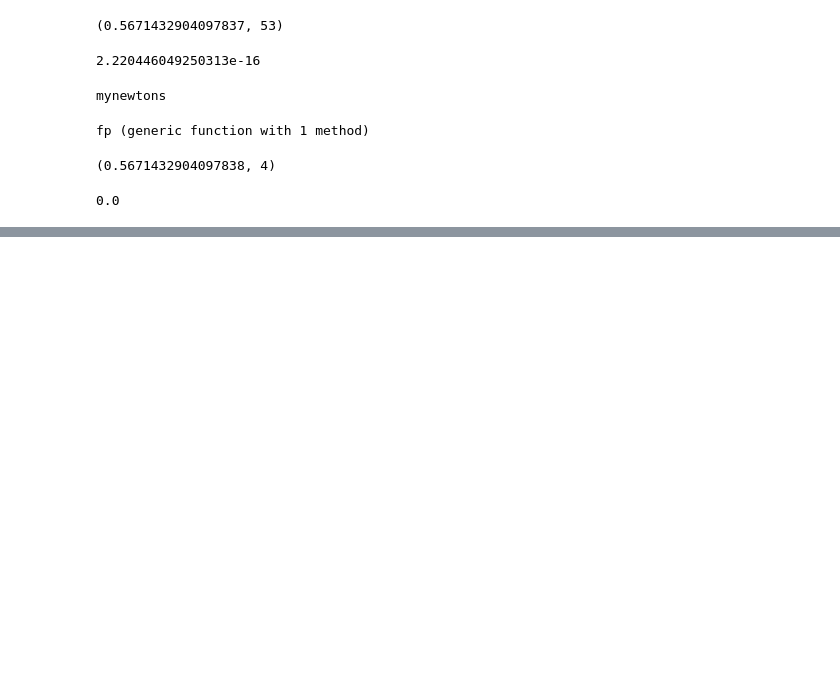
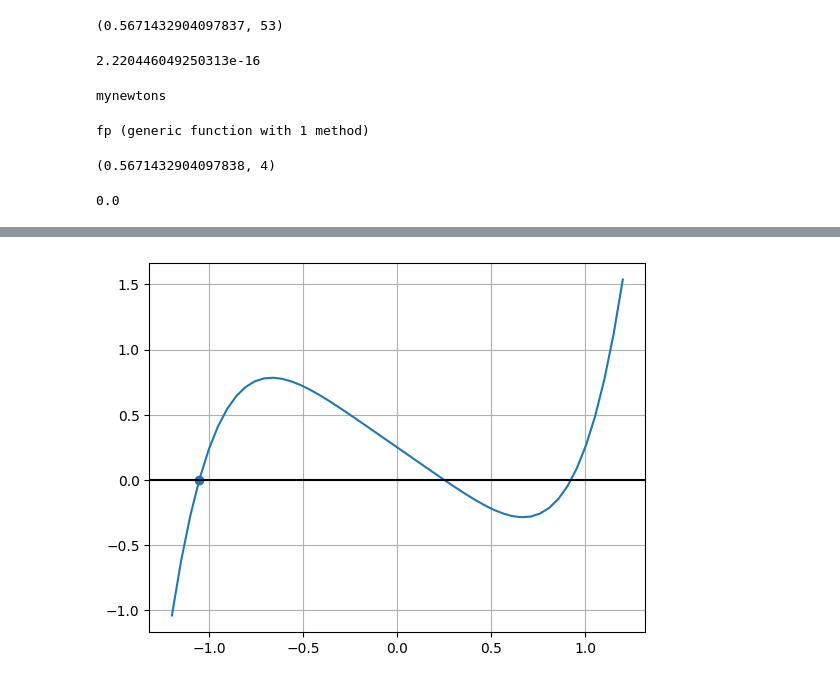
Before and after one commit to PHYS-2200-Computational-Physics-Course/phys2200-lectures-mis16121, a Jupyter notebook: lecture_23/Untitled.ipynb, the cells around one changed output, grey strips where cells are left out. Drawn from its saved outputs; the diff is of its cells as text; code cells hidden in the pictures; blank space fills up the shorter version.

```diff
--- a/lecture_23/Untitled.ipynb
+++ b/lecture_23/Untitled.ipynb
@@ -115,0 +205,3 @@ f(zn)
+# %%
+
+w = find_zero(f2, (-1.2,  -1.0), verbose=true)
@@ -115,0 +227,8 @@ f(zn)
+# %%
+scatter(w, f2(w), marker="o")
+
+plot(s, f2.(s))
+axhline(color="black")
+grid(true)
+# %% [output]
+[figure, added]
```
Also changed, not shown: parts of 20 cells of this notebook, 2 other files.
